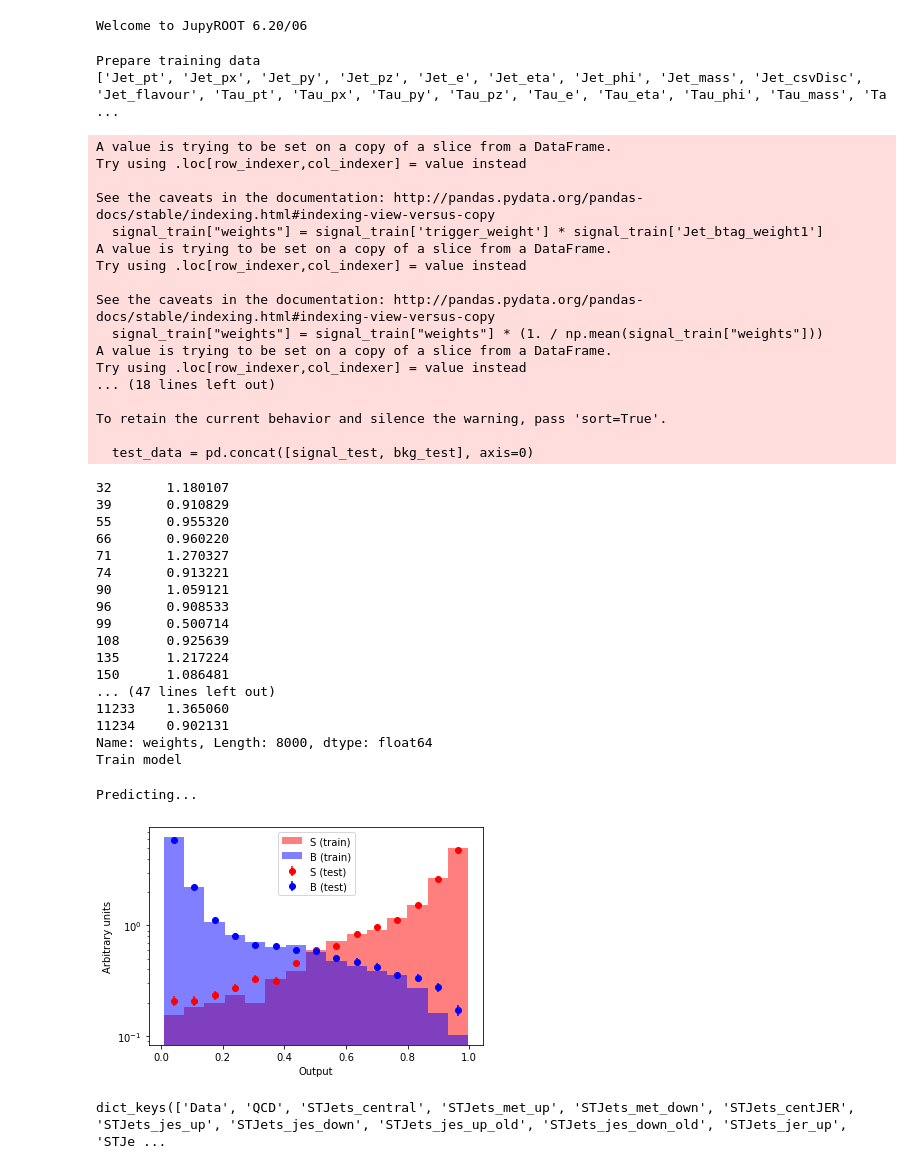
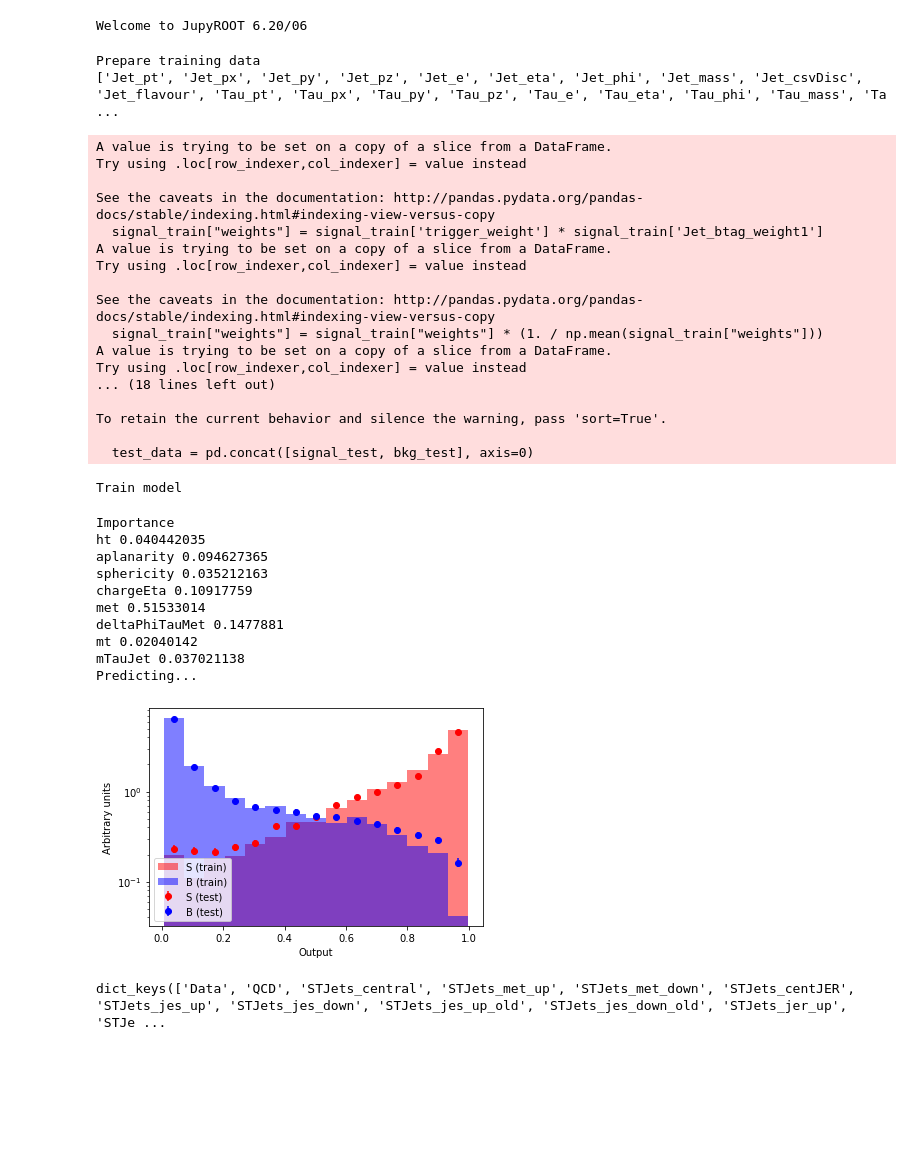
Before and after one commit to llayer/cmsopen, a Jupyter notebook: columnar/script_mlsyst.ipynb, the cells around one changed output. Drawn from its saved outputs; the diff is of its cells as text; code cells hidden in the pictures; blank space fills up the shorter version.

```diff
--- a/columnar/script_mlsyst.ipynb
+++ b/columnar/script_mlsyst.ipynb
@@ -50,47 +50,40 @@ import ml
 # %% [output]
 Welcome to JupyROOT 6.20/06
 # %%
-#importlib.reload(ml)
+importlib.reload(ml)
 ml.train(samples, n_sig=4000, n_bkg=4000, ntrees=1000, lr=0.01)
 # %% [output]
 Prepare training data
 ['Jet_pt', 'Jet_px', 'Jet_py', 'Jet_pz', 'Jet_e', 'Jet_eta', 'Jet_phi', 'Jet_mass', 'Jet_csvDisc', 'Jet_flavour', 'Tau_pt', 'Tau_px', 'Tau_py', 'Tau_pz', 'Tau_e', 'Tau_eta', 'Tau_phi', 'Tau_mass', 'Ta ...
 A value is trying to be set on a copy of a slice from a DataFrame.
 Try using .loc[row_indexer,col_indexer] = value instead
 
 See the caveats in the documentation: http://pandas.pydata.org/pandas-docs/stable/indexing.html#indexing-view-versus-copy
   signal_train["weights"] = signal_train['trigger_weight'] * signal_train['Jet_btag_weight1']
 A value is trying to be set on a copy of a slice from a DataFrame.
 Try using .loc[row_indexer,col_indexer] = value instead
 
 See the caveats in the documentation: http://pandas.pydata.org/pandas-docs/stable/indexing.html#indexing-view-versus-copy
   signal_train["weights"] = signal_train["weights"] * (1. / np.mean(signal_train["weights"]))
 A value is trying to be set on a copy of a slice from a DataFrame.
 Try using .loc[row_indexer,col_indexer] = value instead
 ... (18 lines left out)
 
 To retain the current behavior and silence the warning, pass 'sort=True'.
 
   test_data = pd.concat([signal_test, bkg_test], axis=0)
-32       1.180107
-39       0.910829
-55       0.955320
-66       0.960220
-71       1.270327
-74       0.913221
-90       1.059121
-96       0.908533
-99       0.500714
-108      0.925639
-135      1.217224
-150      1.086481
-... (47 lines left out)
-11233    1.365060
-11234    0.902131
-Name: weights, Length: 8000, dtype: float64
 Train model
+Importance
+ht 0.040442035
+aplanarity 0.094627365
+sphericity 0.035212163
+chargeEta 0.10917759
+met 0.51533014
+deltaPhiTauMet 0.1477881
+mt 0.02040142
+mTauJet 0.037021138
 Predicting...
-[figure, old version]
+[figure, new version]
 # %%
 samples.keys()
 # %% [output]
```
Also changed, not shown: 5 other files.
